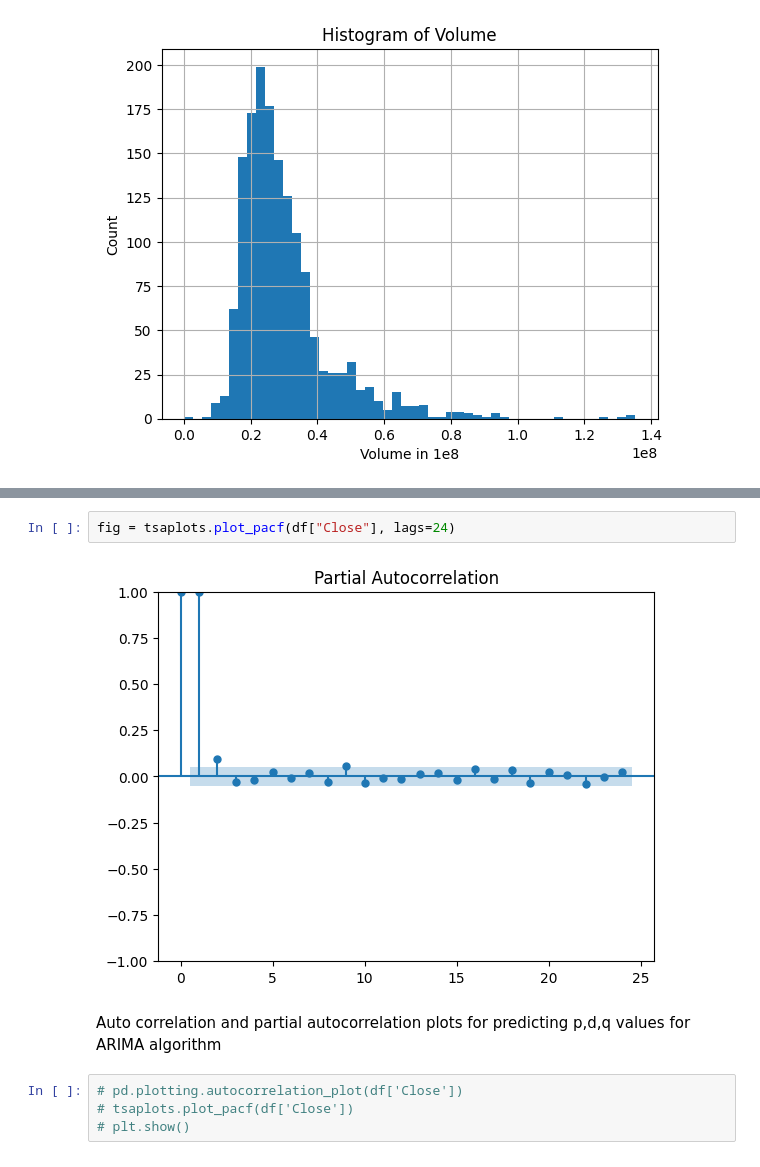
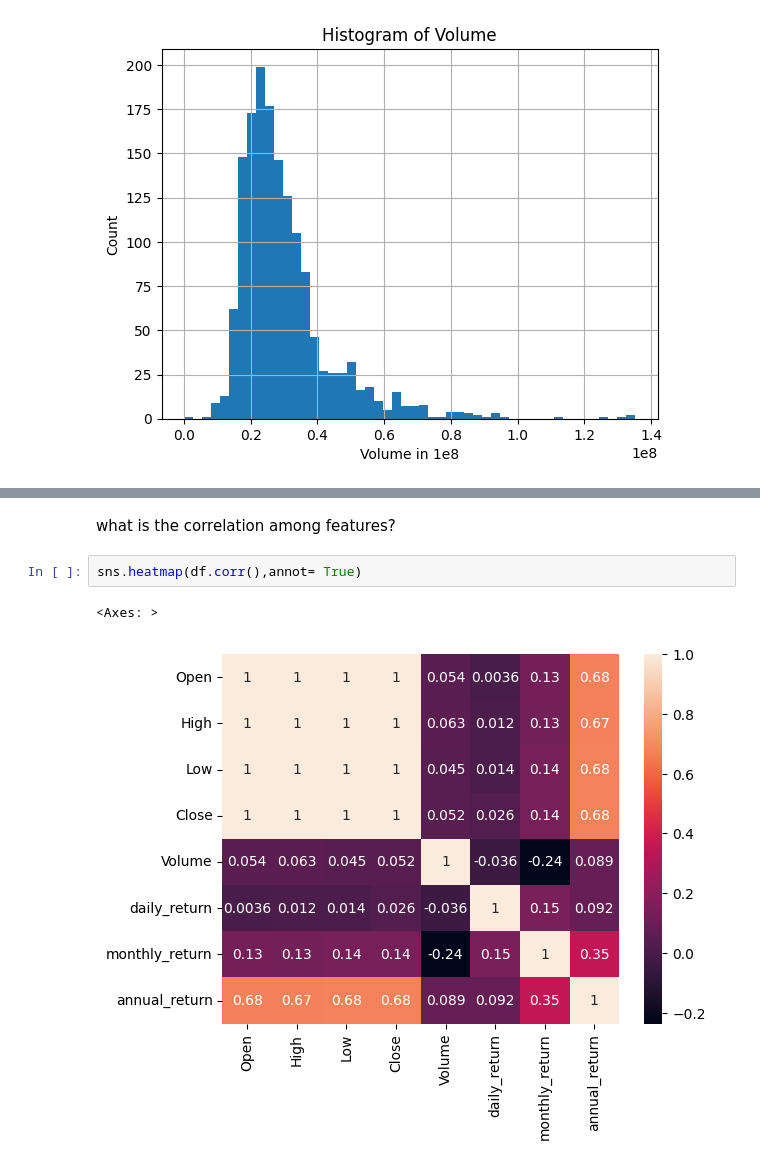
Before and after one commit to Gardenialover/dsc, a Jupyter notebook: unit 31.3/unit 31.3 microsoft stock -story telling.ipynb, the cells around one changed output, grey strips where cells are left out. Cells and saved outputs as stored; diff of their text form.

```diff
--- a/unit 31.3/unit 31.3 microsoft stock -story telling.ipynb
+++ b/unit 31.3/unit 31.3 microsoft stock -story telling.ipynb
@@ -161,10 +109,7 @@ fig = tsaplots.plot_acf(df["Close"], lags=24)
-# %%
-fig = tsaplots.plot_pacf(df["Close"], lags=24)
-# %% [output]
-[figure, removed]
-# %% [markdown]
-Auto correlation and partial autocorrelation plots for predicting p,d,q values for ARIMA algorithm
-# %%
-# pd.plotting.autocorrelation_plot(df['Close'])
-# tsaplots.plot_pacf(df['Close'])
-# plt.show()
+# %% [markdown]
+what is the correlation among features?
+# %%
+sns.heatmap(df.corr(),annot= True)
+# %% [output]
+<Axes: >
+[figure, added]
```
Also changed, not shown: parts of 50 cells of this notebook.
